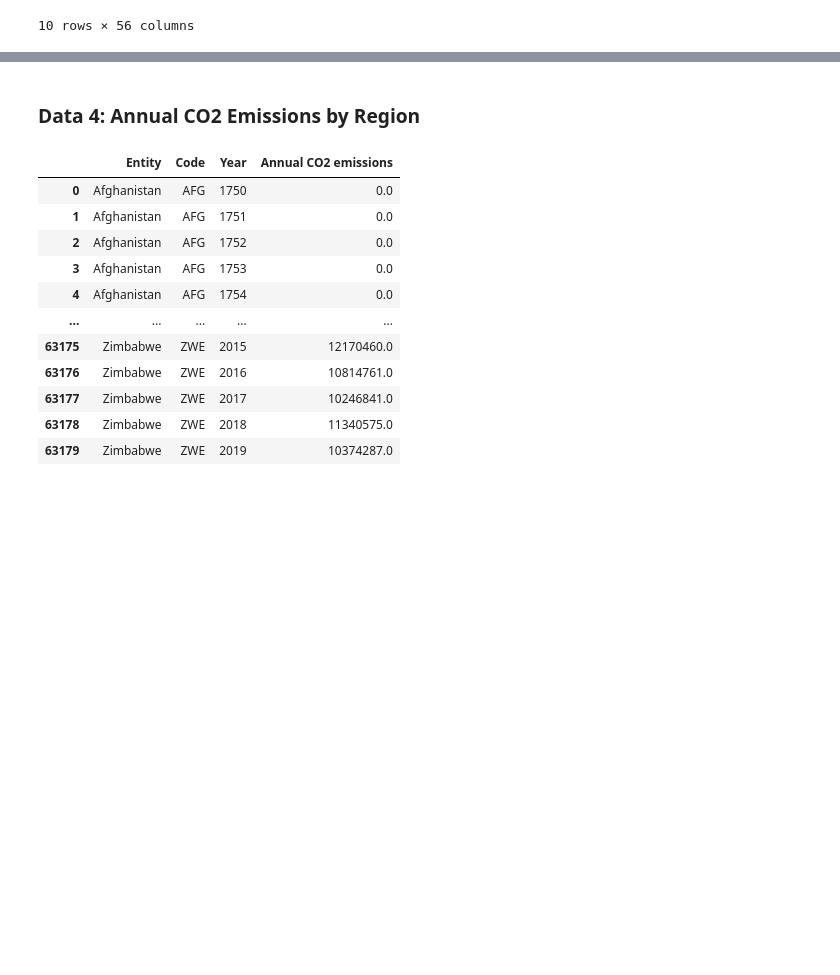
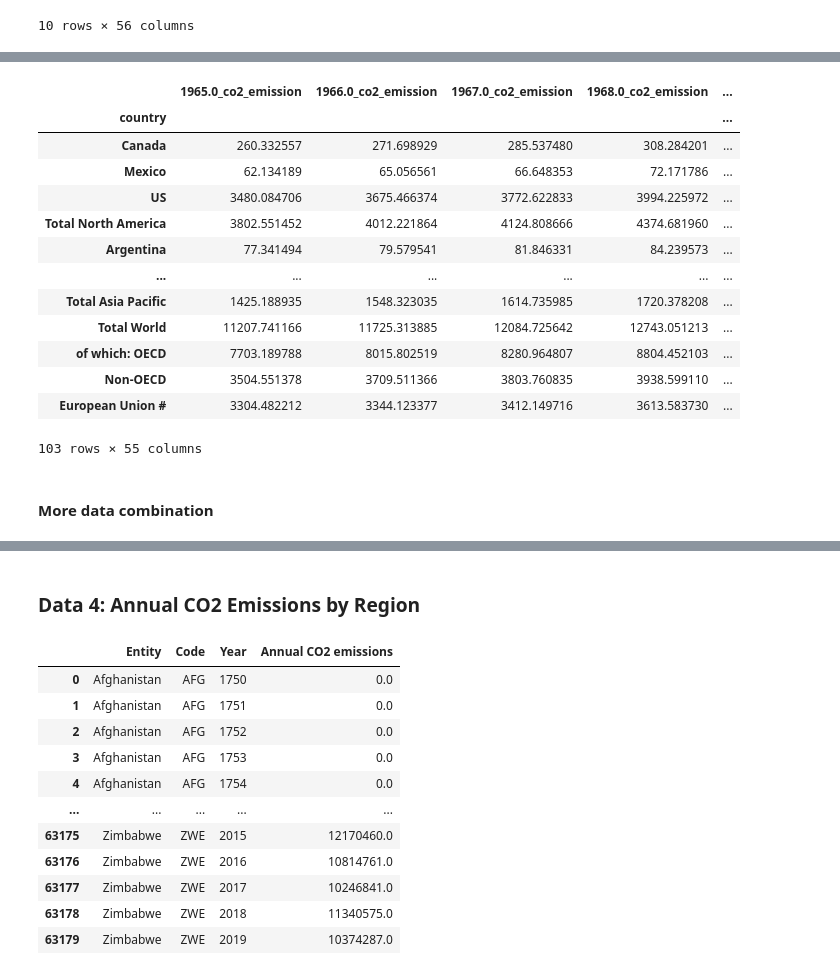
Before and after one commit to yuyhong23/One-Hot_Future, a Jupyter notebook: data_cleaning.ipynb, the cells around one changed output, grey strips where cells are left out. Saved outputs shown, nothing was run; the diff lists cells and outputs as text; code cells hidden in the pictures; blank space fills up the shorter version.

```diff
--- a/data_cleaning.ipynb
+++ b/data_cleaning.ipynb
@@ -943,4 +943,4 @@ bp_co2_cleaned.tail(10)
 # Remove unneeded rows
 bp_co2_all_cleaned = bp_co2_cleaned.drop([0, 104, 105, 106, 107, 108, 109, 110, 111])
 bp_co2_all_cleaned = bp_co2_all_cleaned.reset_index(drop=True)
-bp_co2_all_cleaned
+bp_co2_all_cleaned.set_index("country", inplace=True)
@@ -961,2 +947,23 @@ bp_co2_all_cleaned
 # %%
 # bp_co2_all_cleaned.T
+# %%
+# Add suffix to all years for all energy consumption
+bp_co2_all_cleaned = bp_co2_all_cleaned.add_suffix('_co2_emission')
+bp_co2_all_cleaned
+# %% [output]
+|  | 1965.0_co2_emission | 1966.0_co2_emission | 1967.0_co2_emission | 1968.0_co2_emission | ... |
+| country |  |  |  |  | ... |
+| Canada | 260.332557 | 271.698929 | 285.537480 | 308.284201 | ... |
+| Mexico | 62.134189 | 65.056561 | 66.648353 | 72.171786 | ... |
+| US | 3480.084706 | 3675.466374 | 3772.622833 | 3994.225972 | ... |
+| Total North America | 3802.551452 | 4012.221864 | 4124.808666 | 4374.681960 | ... |
+| Argentina | 77.341494 | 79.579541 | 81.846331 | 84.239573 | ... |
+| ... | ... | ... | ... | ... | ... |
+| Total Asia Pacific | 1425.188935 | 1548.323035 | 1614.735985 | 1720.378208 | ... |
+| Total World | 11207.741166 | 11725.313885 | 12084.725642 | 12743.051213 | ... |
+| of which: OECD | 7703.189788 | 8015.802519 | 8280.964807 | 8804.452103 | ... |
+| Non-OECD | 3504.551378 | 3709.511366 | 3803.760835 | 3938.599110 | ... |
+| European Union # | 3304.482212 | 3344.123377 | 3412.149716 | 3613.583730 | ... |
+103 rows × 55 columns
+# %% [markdown]
+#### More data combination
```
Also changed, not shown: parts of 2 cells of this notebook.
